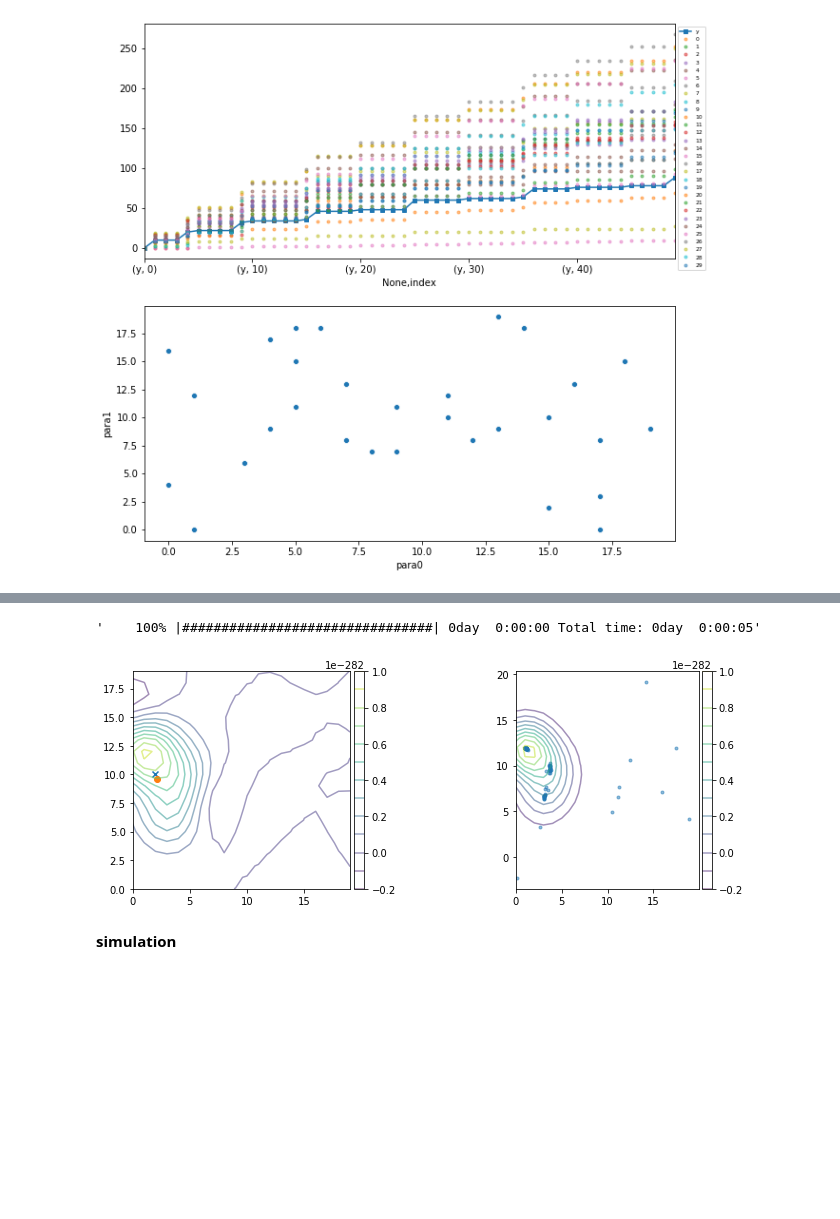
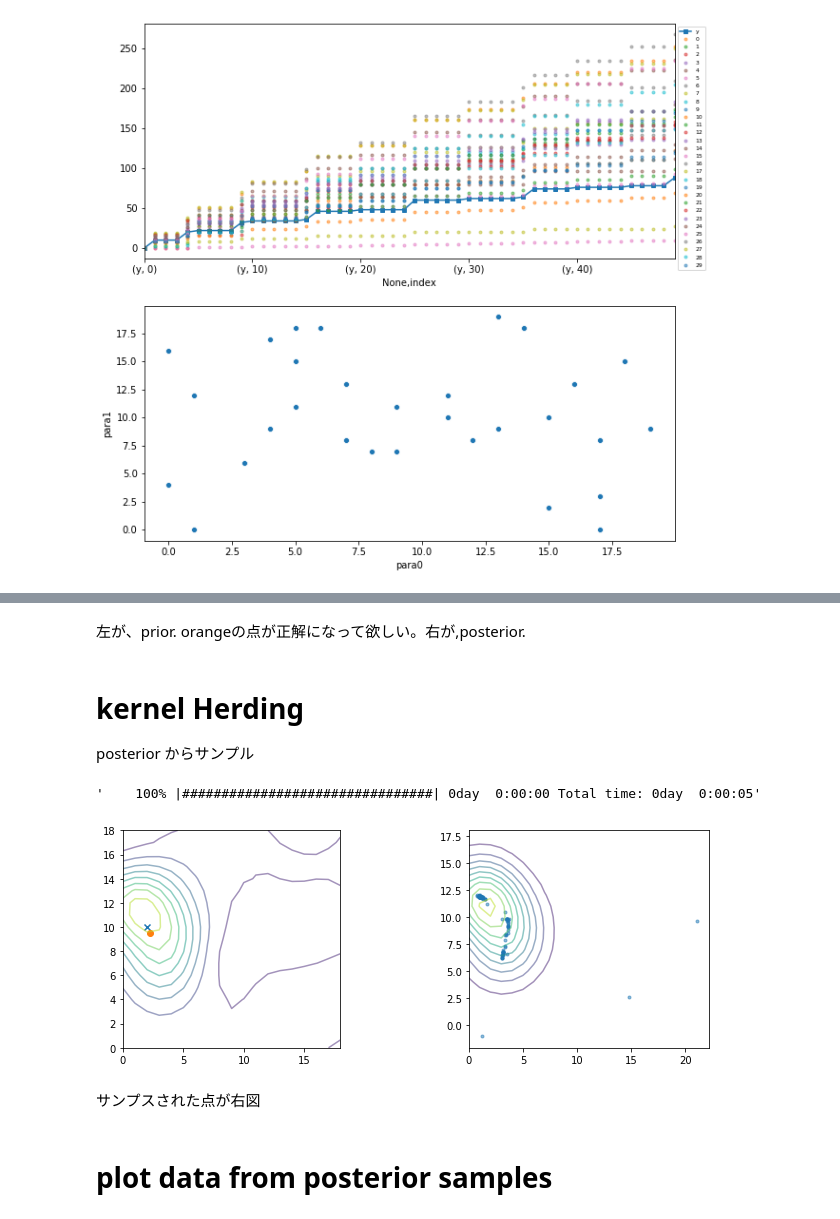
Before and after one commit to JohnYKiyo/kernel_method_numpy, a Jupyter notebook: kernelABC.ipynb, the cells around one changed output, grey strips where cells are left out. Saved outputs shown, nothing was run; the diff lists cells and outputs as text; code cells hidden in the pictures; blank space fills up the shorter version.

```diff
--- a/kernelABC.ipynb
+++ b/kernelABC.ipynb
@@ -65,2 +10,0 @@ ABC = kernel.ABC(Dataset=ABC_Dataset,
-# %%
-y = SimModel(ABC_Dataset.row_obs.loc[:,'x'].values,ABC.posterior_mean().loc['mean'].values)
@@ -75,10 +15,10 @@ plt.plot(ABC_Dataset.row_obs.loc[:,'x'],y)
 # %%
-def SimModel2(x,param):
+def SimModel(x,param):
     y = (x*0.2).astype(int)*param[0] + param[1]*np.sqrt(x).astype(int)
     return y
 # %%
 X = np.arange(0,50,1.)
-Y_obs = SimModel2(X,[2,10])
+Y_obs = SimModel(X,[2,10])
 
 obs_data = pd.DataFrame({'x':X,'y':Y_obs})
 
@@ -90,7 +30,7 @@ for i in range(30):
 df = pd.DataFrame()
 for i,param in enumerate(param_set):
 
-    Y = SimModel2(X,param)
+    Y = SimModel(X,param)
     df = pd.concat([df,pd.DataFrame({'x':X.astype(float),
                                      'y':Y.astype(float),
                                      'para0':float(param[0]),
@@ -121,8 +62,8 @@ ABC = kernel.ABC(Dataset=dataset,
 # %%
 KM_prior = kernel.Mean(ABC.Dataset.parameters,sigma='silverman')
 KM_post = ABC.posterior_kernel()
-x = np.arange(0,20.,1.)
-y = np.arange(0,20.,1.)
+x = np.arange(0,19.,1.)
+y = np.arange(0,19.,1.)
 xx,yy = np.meshgrid(x,y)
 z_prior = KM_prior.mu_p(np.array([xx.ravel(),yy.ravel()]).T)
 z_prior = z_prior.reshape(xx.shape[0],-1)
@@ -160,3 +101,8 @@ fig.show()
+# %% [markdown]
+左が、prior. orangeの点が正解になって欲しい。右が,posterior.
+# %% [markdown]
+# kernel Herding
+posterior からサンプル
 # %%
 KH = kernel.Herding(obj_KernelMean=ABC.posterior_kernel())
 # %%
@@ -171,31 +117,33 @@ z_post_herding = z_post_herding.reshape(xx.shape[0],-1)
 # %%
 fig = plt.figure(figsize=[12,4])
 ax1 = fig.add_subplot(121)
 cbar1 = ax1.contour(xx,yy,z_post,10,alpha=0.5)
 ax1.scatter(2,10,marker='x')
 ax1.scatter(ABC.posterior_mean().para0,
             ABC.posterior_mean().para1,
             marker='o',label='predict')
 ax1.axis("image")
 divider = mpl_toolkits.axes_grid1.make_axes_locatable(ax1)
-cax = divider.new_horizontal(size="5%", pad=0.05)
-fig.add_axes(cax)
-fig.colorbar(cbar1,cax=cax)
+#cax = divider.new_horizontal(size="5%", pad=0.05)
+#fig.add_axes(cax)
+#fig.colorbar(cbar1,cax=cax)
 
 ax2 = fig.add_subplot(122)
 cbar2 = ax2.contour(xx,yy,z_post_herding,10,alpha=0.5)
 ax2.scatter(
     supersample[:,0],
     supersample[:,1],
     alpha=0.5,marker='.')
 
 ax2.axis("image")
 divider = mpl_toolkits.axes_grid1.make_axes_locatable(ax2)
 cax = divider.new_horizontal(size="5%", pad=0.05)
-fig.add_axes(cax)
-fig.colorbar(cbar1,cax=cax)
+#fig.add_axes(cax)
+#fig.colorbar(cbar1,cax=cax)
 fig.show()
 # %% [output]
-[figure, old version]
+[figure, new version]
-# %% [markdown]
-**simulation**
+# %% [markdown]
+サンプスされた点が右図
+# %% [markdown]
+# plot data from posterior samples
```
Also changed, not shown: parts of 27 cells of this notebook.
